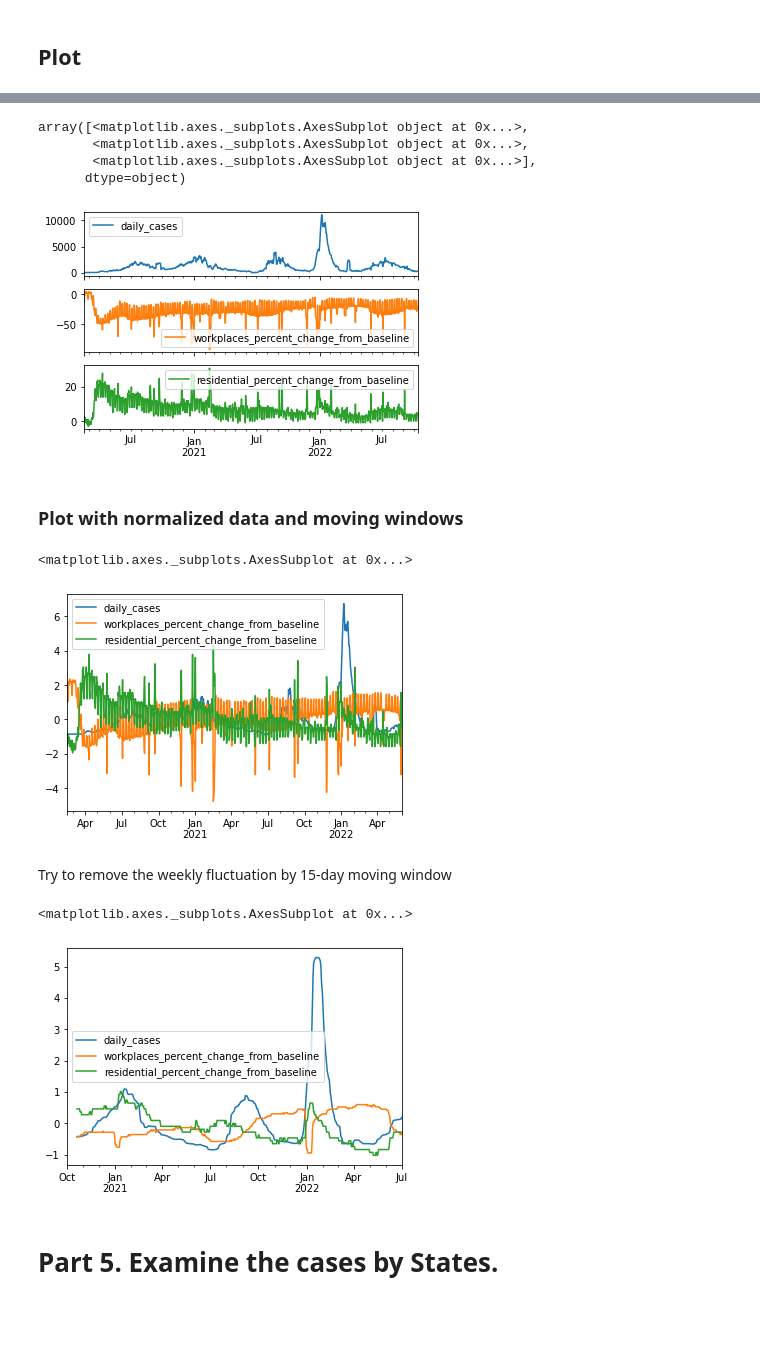
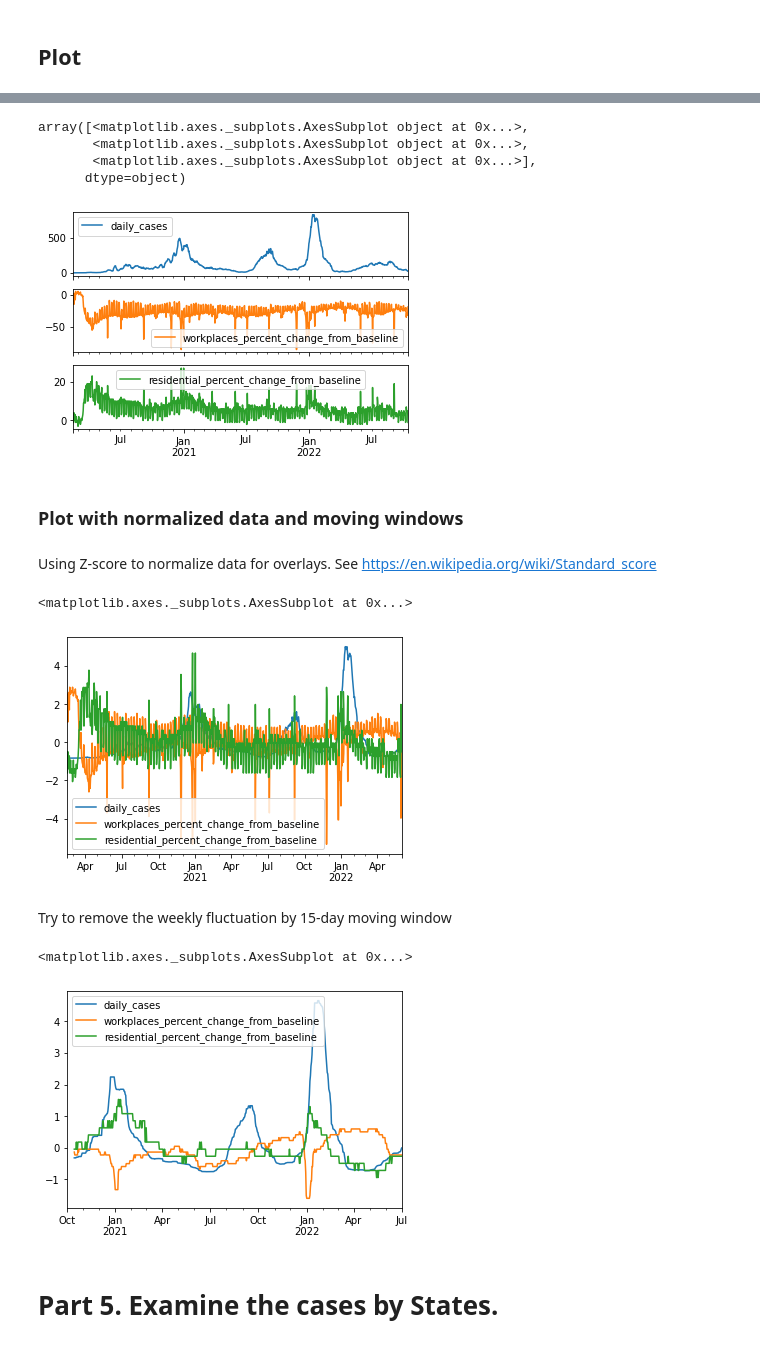
Before and after one commit to hongqin/Python-CoLab-bootcamp, a Jupyter notebook: Learn_Python_by_analying_covid19.ipynb, the cells around one changed output, grey strips where cells are left out. Saved outputs shown, nothing was run; the diff lists cells and outputs as text; code cells hidden in the pictures; blank space fills up the shorter version.

Commit message:
update in class, Hamilton TN

```diff
--- a/Learn_Python_by_analying_covid19.ipynb
+++ b/Learn_Python_by_analying_covid19.ipynb
@@ -539,7 +544,7 @@ DatetimeIndex(['2020-02-15', '2020-02-16', '2020-02-17', '2020-02-18',
 # %%
 #df_US.loc[ df_US.sub_region_1=='Tennessee'  ]
 
-df_county_GM = df_US.loc[ ( df_US.sub_region_1=='Texas' ) & (df_US.sub_region_2=='Harris County') ]
+df_county_GM = df_US.loc[ ( df_US.sub_region_1=='Tennessee' ) & (df_US.sub_region_2=='Hamilton County') ]
 df_county_GM.tail()
 # %% [output]
 |  | country_region_code | country_region | sub_region_1 | sub_region_2 | metro_area | iso_3166_2_code | ... |
@@ -552,7 +557,7 @@ df_county_GM.tail()
 # %% [markdown]
 ## Daily COVID at this specific county
 # %%
-df_county_COVID = df1.loc[df1['Combined_Key'] == 'Harris, Texas, US'].iloc[:, 11:].transpose().diff(axis=0).rolling(window=7).mean()
+df_county_COVID = df1.loc[df1['Combined_Key'] == 'Hamilton, Tennessee, US'].iloc[:, 11:].transpose().diff(axis=0).rolling(window=7).mean()
 #df_county_COVID = df1.loc[df1['Combined_Key'] == 'Harris, Texas, US'].iloc[:, 11:].transpose().diff(axis=0)
 
 type(df_county_COVID)
@@ -602,9 +640,11 @@ array([<matplotlib.axes._subplots.AxesSubplot object at 0x...>,
        <matplotlib.axes._subplots.AxesSubplot object at 0x...>,
        <matplotlib.axes._subplots.AxesSubplot object at 0x...>],
       dtype=object)
-[figure, old version]
+[figure, new version]
 # %% [markdown]
 ### Plot with normalized data and moving windows
+# %% [markdown]
+Using Z-score to normalize data for overlays. See https://en.wikipedia.org/wiki/Standard_score
 # %%
 df_county2 = df_county[['daily_cases', 'workplaces_percent_change_from_baseline', 'residential_percent_change_from_baseline']]
 
@@ -613,14 +653,14 @@ df_county2 = ( df_county2 - df_county2.mean() ) / df_county2.std()
 df_county2.loc['2020-02-01':'2022-06-01', ].plot()
 # %% [output]
 <matplotlib.axes._subplots.AxesSubplot at 0x...>
-[figure, old version]
+[figure, new version]
 # %% [markdown]
  Try to remove the weekly fluctuation by 15-day moving window
 # %%
-df_county2.loc['2020-10-01':'2022-07-01', ].rolling(window=20).median().plot()
+df_county2.loc['2020-10-01':'2022-07-01', ].rolling(window=15).median().plot()
 # %% [output]
 <matplotlib.axes._subplots.AxesSubplot at 0x...>
-[figure, old version]
+[figure, new version]
 # %% [markdown]
 # Part 5. Examine the cases by States.
 # %%
```
Also changed, not shown: parts of 67 cells of this notebook.
